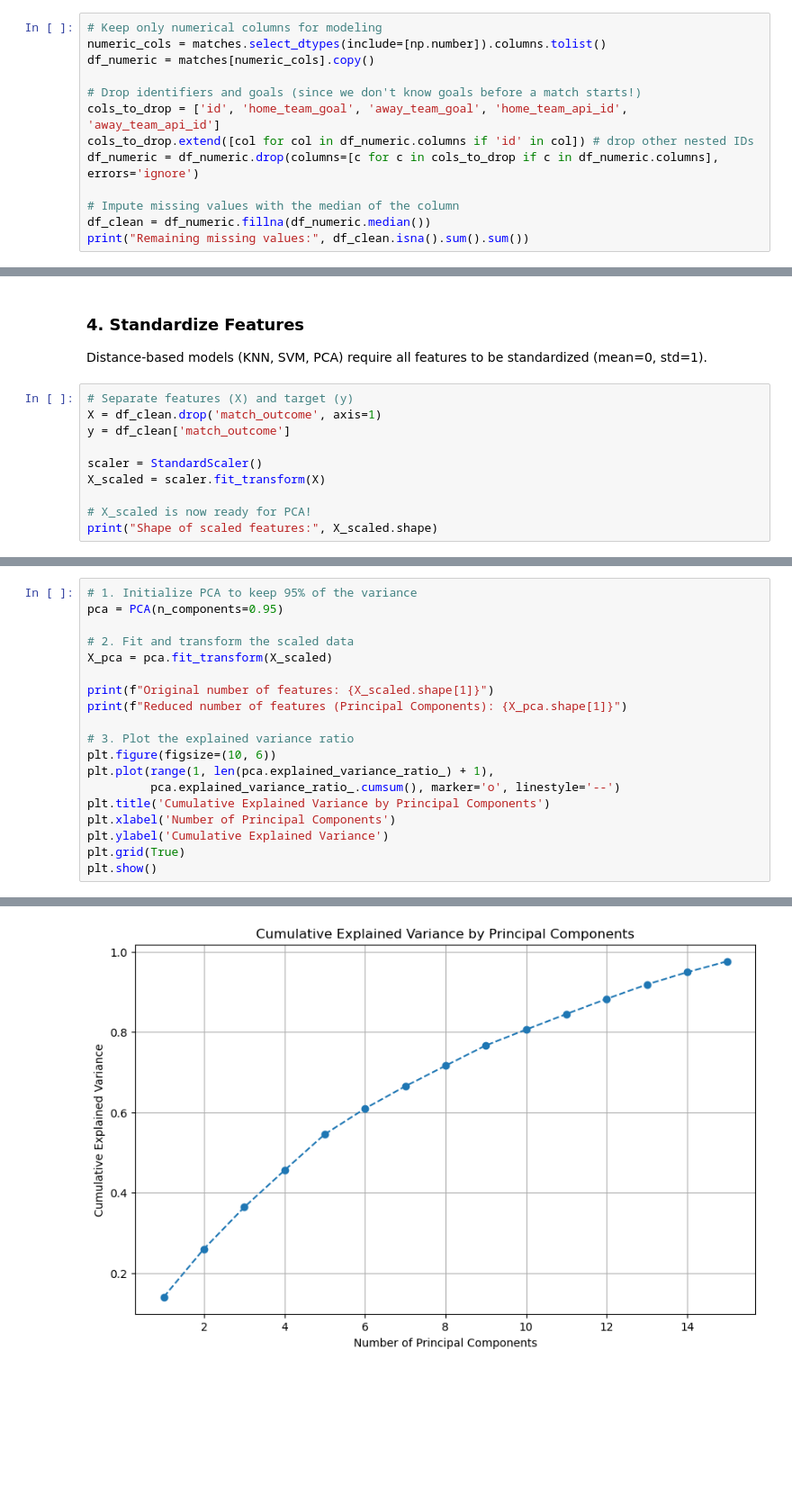
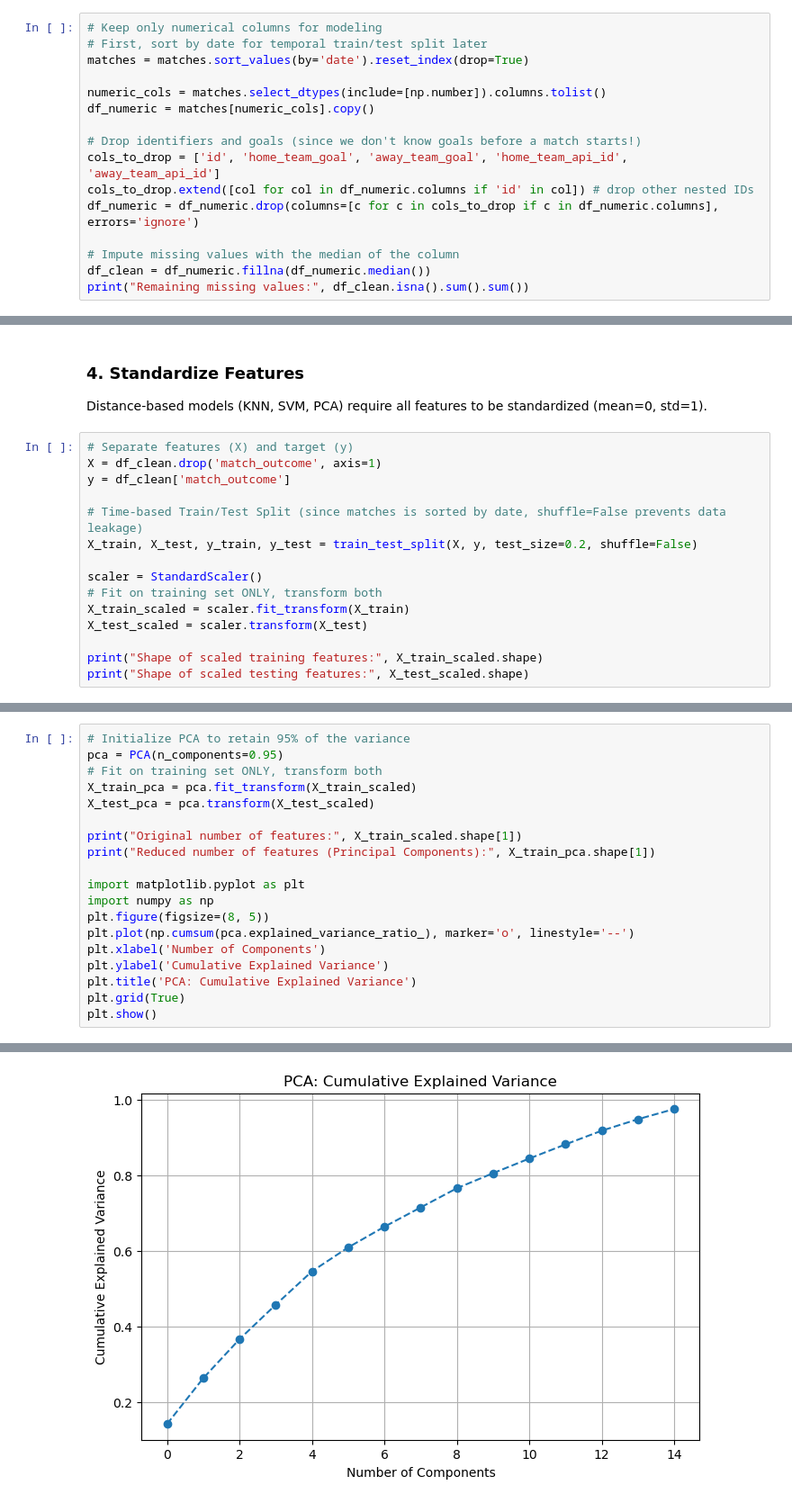
Before and after one commit to Ramireedgar/CSC4850_GroupPoject, a Jupyter notebook: pre-processing/pre-process.ipynb, the cells around one changed output, grey strips where cells are left out. Shown at 90% size. Drawn from its saved outputs; the diff is of its cells as text; blank space fills up the shorter version.

Commit message:
finished pre-processing and pca and train first model KNN

```diff
--- a/pre-processing/pre-process.ipynb
+++ b/pre-processing/pre-process.ipynb
@@ -91,6 +92,9 @@ matches.head()
 PCA and SVM will crash if they encounter missing values or try to process non-numeric IDs.
 # %%
 # Keep only numerical columns for modeling
+# First, sort by date for temporal train/test split later
+matches = matches.sort_values(by='date').reset_index(drop=True)
+
 numeric_cols = matches.select_dtypes(include=[np.number]).columns.tolist()
 df_numeric = matches[numeric_cols].copy()
 
@@ -112,9 +116,14 @@ Distance-based models (KNN, SVM, PCA) require all features to be standardized (m
 X = df_clean.drop('match_outcome', axis=1)
 y = df_clean['match_outcome']
 
+# Time-based Train/Test Split (since matches is sorted by date, shuffle=False prevents data leakage)
+X_train, X_test, y_train, y_test = train_test_split(X, y, test_size=0.2, shuffle=False)
+
 scaler = StandardScaler()
-X_scaled = scaler.fit_transform(X)
+# Fit on training set ONLY, transform both
+X_train_scaled = scaler.fit_transform(X_train)
+X_test_scaled = scaler.transform(X_test)
 
-# X_scaled is now ready for PCA!
-print("Shape of scaled features:", X_scaled.shape)
+print("Shape of scaled training features:", X_train_scaled.shape)
+print("Shape of scaled testing features:", X_test_scaled.shape)
 # %% [output]
@@ -122,23 +132,23 @@ Shape of scaled features: (25979, 16)
 # %%
-# 1. Initialize PCA to keep 95% of the variance
+# Initialize PCA to retain 95% of the variance
 pca = PCA(n_components=0.95)
+# Fit on training set ONLY, transform both
+X_train_pca = pca.fit_transform(X_train_scaled)
+X_test_pca = pca.transform(X_test_scaled)
 
-# 2. Fit and transform the scaled data
-X_pca = pca.fit_transform(X_scaled)
+print("Original number of features:", X_train_scaled.shape[1])
+print("Reduced number of features (Principal Components):", X_train_pca.shape[1])
 
-print(f"Original number of features: {X_scaled.shape[1]}")
-print(f"Reduced number of features (Principal Components): {X_pca.shape[1]}")
-
-# 3. Plot the explained variance ratio
-plt.figure(figsize=(10, 6))
-plt.plot(range(1, len(pca.explained_variance_ratio_) + 1),
-         pca.explained_variance_ratio_.cumsum(), marker='o', linestyle='--')
-plt.title('Cumulative Explained Variance by Principal Components')
-plt.xlabel('Number of Principal Components')
+import matplotlib.pyplot as plt
+import numpy as np
+plt.figure(figsize=(8, 5))
+plt.plot(np.cumsum(pca.explained_variance_ratio_), marker='o', linestyle='--')
+plt.xlabel('Number of Components')
 plt.ylabel('Cumulative Explained Variance')
+plt.title('PCA: Cumulative Explained Variance')
 plt.grid(True)
 plt.show()
 # %% [output]
 Original number of features: 16
 Reduced number of features (Principal Components): 15
-[figure, old version]
+[figure, new version]
```
Also changed, not shown: parts of 3 cells of this notebook, 6 other files.
